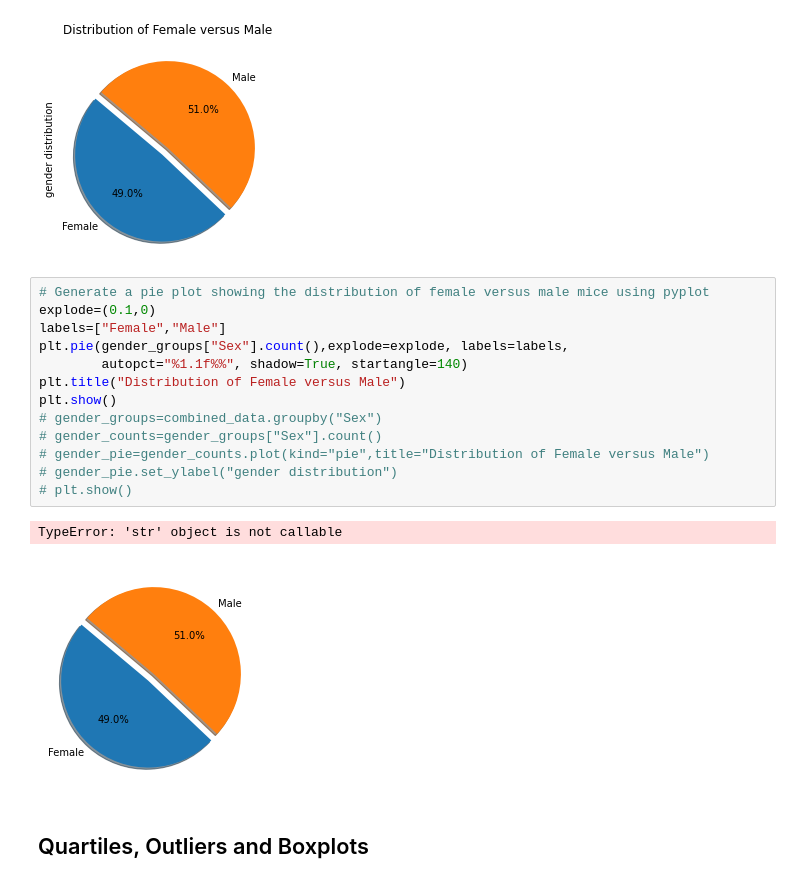
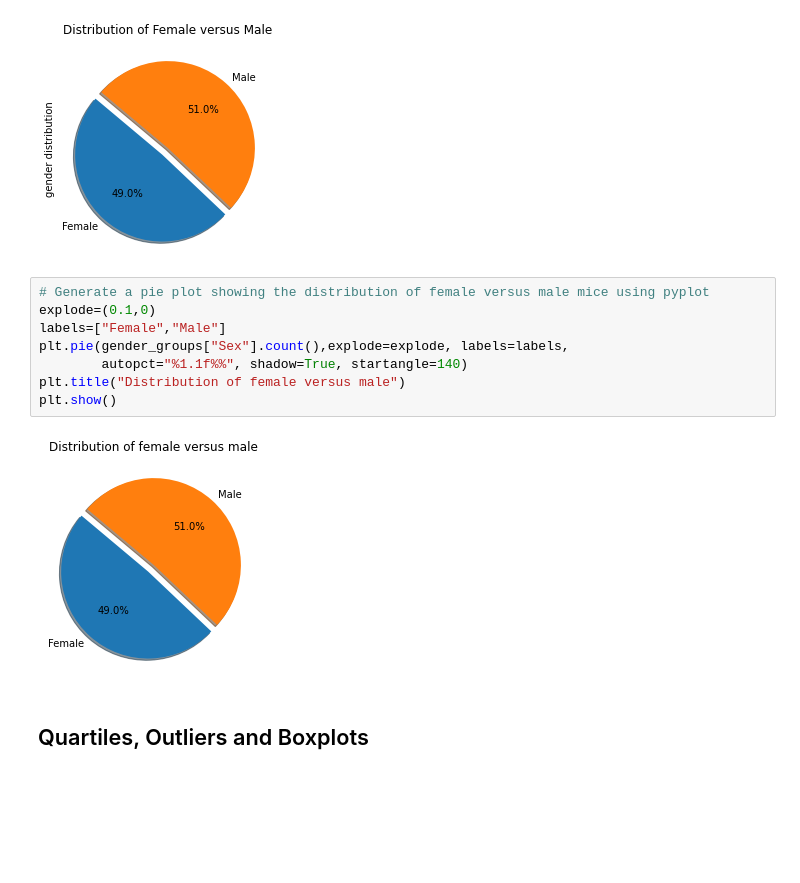
Before and after one commit to haiyun508/Matplotlib--The-Power-of-Plots, a Jupyter notebook: pymaceuticals_main.ipynb, the cells around one changed output. Saved outputs shown, nothing was run; the diff lists cells and outputs as text; blank space fills up the shorter version.

```diff
--- a/pymaceuticals_main.ipynb
+++ b/pymaceuticals_main.ipynb
@@ -217,19 +197,13 @@ plt.show()
 # %%
 # Generate a pie plot showing the distribution of female versus male mice using pyplot
 explode=(0.1,0)
 labels=["Female","Male"]
 plt.pie(gender_groups["Sex"].count(),explode=explode, labels=labels,
         autopct="%1.1f%%", shadow=True, startangle=140)
-plt.title("Distribution of Female versus Male")
+plt.title("Distribution of female versus male")
 plt.show()
-# gender_groups=combined_data.groupby("Sex")
-# gender_counts=gender_groups["Sex"].count()
-# gender_pie=gender_counts.plot(kind="pie",title="Distribution of Female versus Male")
-# gender_pie.set_ylabel("gender distribution")
-# plt.show()
 # %% [output]
-TypeError: 'str' object is not callable
-[figure, old version]
+[figure, new version]
 # %% [markdown]
 ## Quartiles, Outliers and Boxplots
 # %%
```
Also changed, not shown: parts of 2 cells of this notebook.
